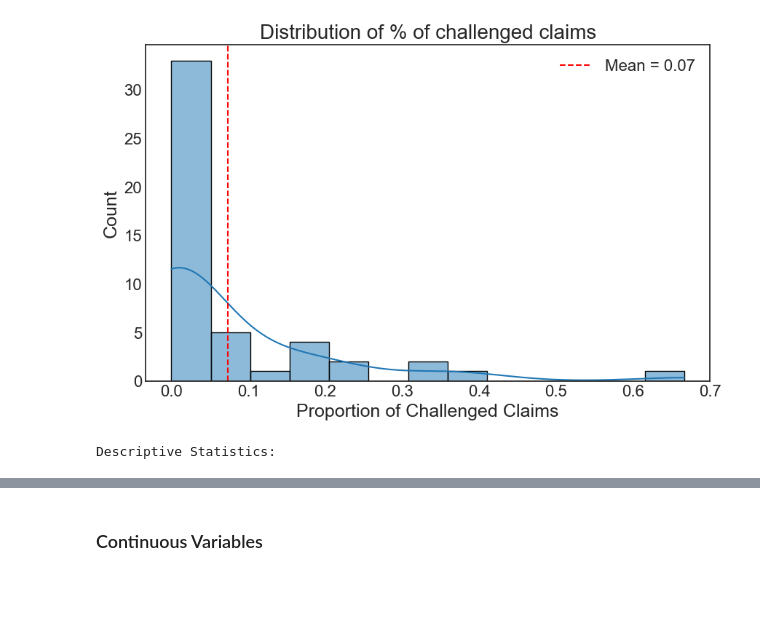
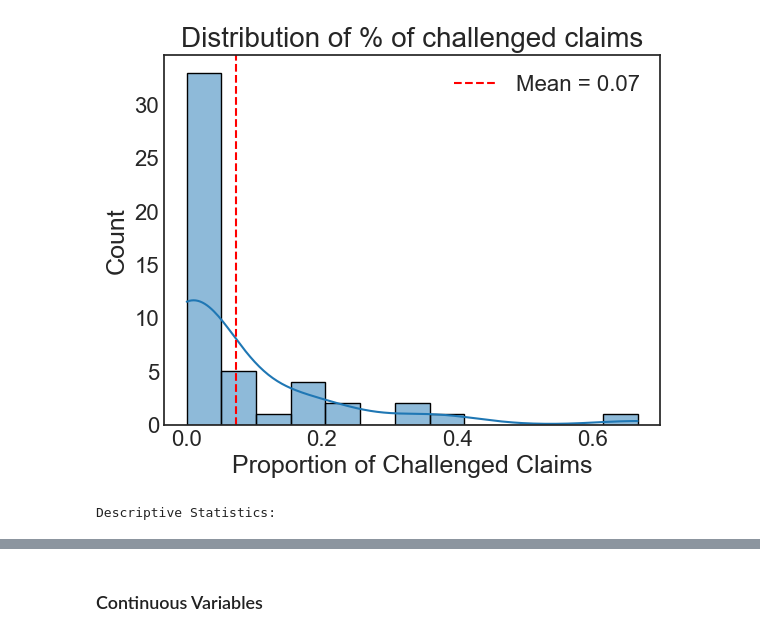
Before and after one commit to jcblemai/drosophila-reproducibility, a Jupyter notebook: analysis_authors_last.ipynb, the cells around one changed output, grey strips where cells are left out. Cells and saved outputs as stored; diff of their text form; code cells hidden in the pictures; blank space fills up the shorter version.

```diff
--- a/analysis_authors_last.ipynb
+++ b/analysis_authors_last.ipynb
@@ -44,5 +58,6 @@ df = df.sort_values(by="Challenged_prop", ascending=False).reset_index(drop=True
 # %%
-print(len(df))
-df = df[(df["Major claims"] >= 6) & (df["Articles"] >= 2)]
-print(len(df))
+print(len(author_metrics))
+author_metrics = author_metrics[(author_metrics["Major claims"] >= 6) & (author_metrics["Articles"] >= 2)]
+# TODO update all with this ?
+print(len(author_metrics))
 # %% [output]
@@ -73,19 +66,16 @@ plt.scatter(df["Challenged_prop"], df["Major claims"], s=df["Unchallenged_prop"]
 # %%
-# Let's examine the distribution of this score
-plt.figure(figsize=(10, 6))
-sns.histplot(df['Challenged_prop'], kde=True)
+descriptive_stats = author_metrics[assessment_columns + [col + ' prop' for col in assessment_columns] +
+                    ['Challenged prop', 'Articles', 'Major claims']].describe()
+
+sns.histplot(author_metrics['Challenged prop'], kde=True)
 plt.title('Distribution of % of challenged claims')
 plt.xlabel('Proportion of Challenged Claims')
-plt.axvline(df['Challenged_prop'].mean(), color='red', linestyle='--',
-            label=f'Mean = {df["Challenged_prop"].mean():.2f}')
+plt.axvline(author_metrics['Challenged prop'].mean(), color='red', linestyle='--',
+            label=f'Mean = {author_metrics["Challenged prop"].mean():.2f}')
 plt.legend()
 plt.show()
-
-# Basic descriptive statistics
-descriptive_stats = df[assessment_columns + [col + '_prop' for col in assessment_columns] +
-                     ['Challenged_prop', 'Articles', 'Major claims']].describe()
 print("Descriptive Statistics:")
 descriptive_stats
 # %% [output]
-[figure, old version]
+[figure, new version]
 Descriptive Statistics:
```
Also changed, not shown: parts of 19 cells of this notebook, 3 other files.
